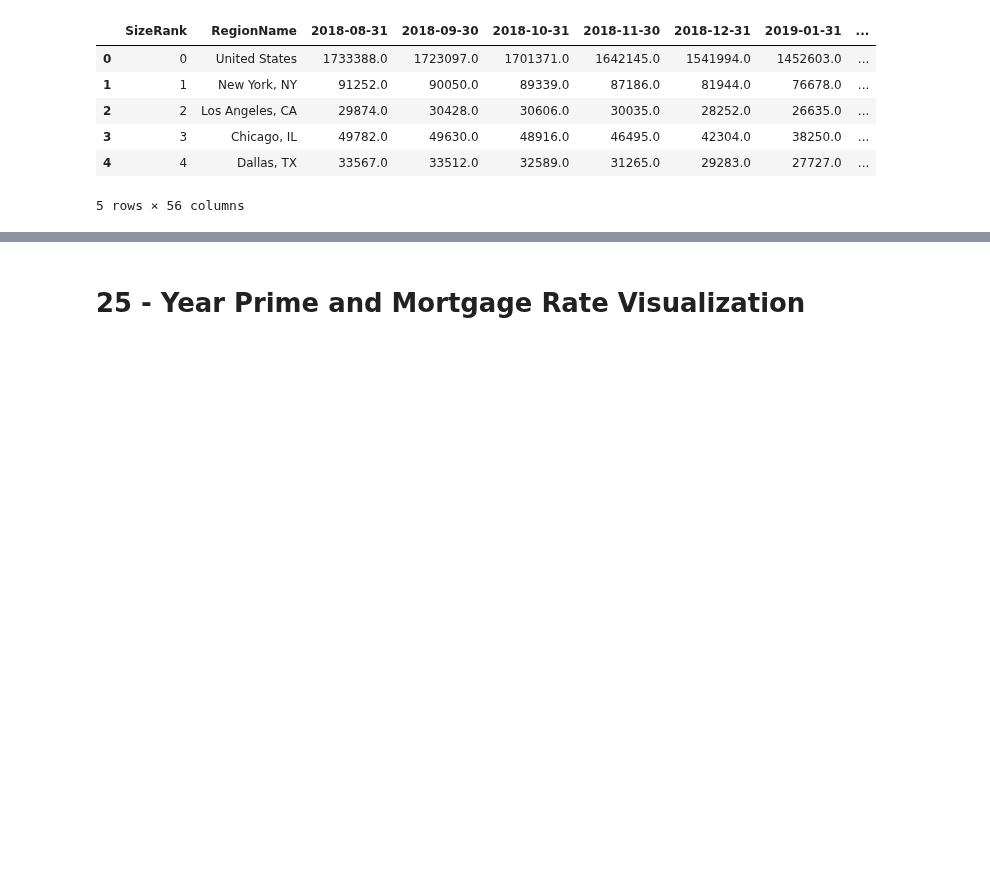
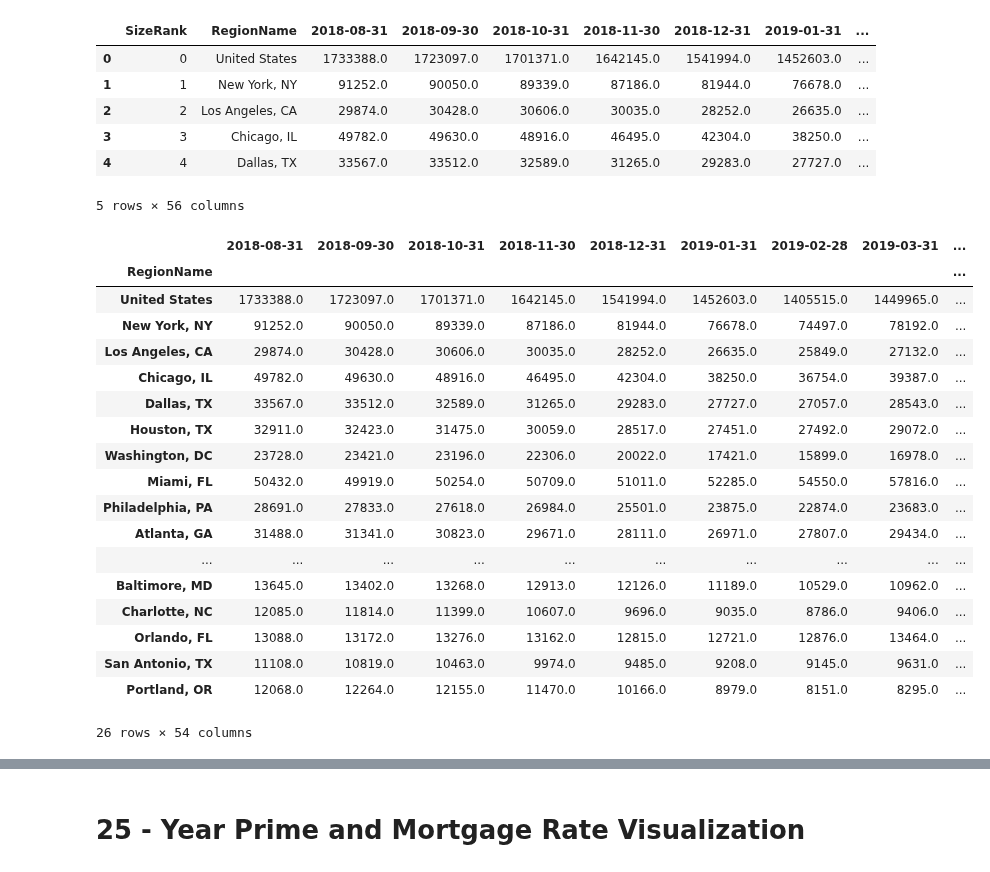
Before and after one commit to ceramicbull/Project-1-Repo, a Jupyter notebook: Group Project One Notebook.ipynb, the cells around one changed output, grey strips where cells are left out. Cells and saved outputs as stored; diff of their text form; code cells hidden in the pictures; blank space fills up the shorter version.

```diff
--- a/Group Project One Notebook.ipynb
+++ b/Group Project One Notebook.ipynb
@@ -348,6 +347,31 @@ bc_inventory.head()
 | 3 | 3 | Chicago, IL | 49782.0 | 49630.0 | 48916.0 | 46495.0 | 42304.0 | 38250.0 | ... |
 | 4 | 4 | Dallas, TX | 33567.0 | 33512.0 | 32589.0 | 31265.0 | 29283.0 | 27727.0 | ... |
 5 rows × 56 columns
+# %%
+#CHELSEA clean data to match other csv file
+bc_inventory = bc_inventory.drop(columns= ['SizeRank'])
+bc_inventory_cleaned = bc_inventory.set_index('RegionName')
+bc_inventory_cleaned
+# %% [output]
+|  | 2018-08-31 | 2018-09-30 | 2018-10-31 | 2018-11-30 | 2018-12-31 | 2019-01-31 | 2019-02-28 | 2019-03-31 | ... |
+| RegionName |  |  |  |  |  |  |  |  | ... |
+| United States | 1733388.0 | 1723097.0 | 1701371.0 | 1642145.0 | 1541994.0 | 1452603.0 | 1405515.0 | 1449965.0 | ... |
+| New York, NY | 91252.0 | 90050.0 | 89339.0 | 87186.0 | 81944.0 | 76678.0 | 74497.0 | 78192.0 | ... |
+| Los Angeles, CA | 29874.0 | 30428.0 | 30606.0 | 30035.0 | 28252.0 | 26635.0 | 25849.0 | 27132.0 | ... |
+| Chicago, IL | 49782.0 | 49630.0 | 48916.0 | 46495.0 | 42304.0 | 38250.0 | 36754.0 | 39387.0 | ... |
+| Dallas, TX | 33567.0 | 33512.0 | 32589.0 | 31265.0 | 29283.0 | 27727.0 | 27057.0 | 28543.0 | ... |
+| Houston, TX | 32911.0 | 32423.0 | 31475.0 | 30059.0 | 28517.0 | 27451.0 | 27492.0 | 29072.0 | ... |
+| Washington, DC | 23728.0 | 23421.0 | 23196.0 | 22306.0 | 20022.0 | 17421.0 | 15899.0 | 16978.0 | ... |
+| Miami, FL | 50432.0 | 49919.0 | 50254.0 | 50709.0 | 51011.0 | 52285.0 | 54550.0 | 57816.0 | ... |
+| Philadelphia, PA | 28691.0 | 27833.0 | 27618.0 | 26984.0 | 25501.0 | 23875.0 | 22874.0 | 23683.0 | ... |
+| Atlanta, GA | 31488.0 | 31341.0 | 30823.0 | 29671.0 | 28111.0 | 26971.0 | 27807.0 | 29434.0 | ... |
+| ... | ... | ... | ... | ... | ... | ... | ... | ... | ... |
+| Baltimore, MD | 13645.0 | 13402.0 | 13268.0 | 12913.0 | 12126.0 | 11189.0 | 10529.0 | 10962.0 | ... |
+| Charlotte, NC | 12085.0 | 11814.0 | 11399.0 | 10607.0 | 9696.0 | 9035.0 | 8786.0 | 9406.0 | ... |
+| Orlando, FL | 13088.0 | 13172.0 | 13276.0 | 13162.0 | 12815.0 | 12721.0 | 12876.0 | 13464.0 | ... |
+| San Antonio, TX | 11108.0 | 10819.0 | 10463.0 | 9974.0 | 9485.0 | 9208.0 | 9145.0 | 9631.0 | ... |
+| Portland, OR | 12068.0 | 12264.0 | 12155.0 | 11470.0 | 10166.0 | 8979.0 | 8151.0 | 8295.0 | ... |
+26 rows × 54 columns
 # %%
 # Read in cleaned Median Days Pending csv from group data folder
 days_pending_to_load = 'Peter/3_30 Class/Top 25 Median Days Pending.csv'
```
Also changed, not shown: parts of 8 cells of this notebook, 2 other files.
